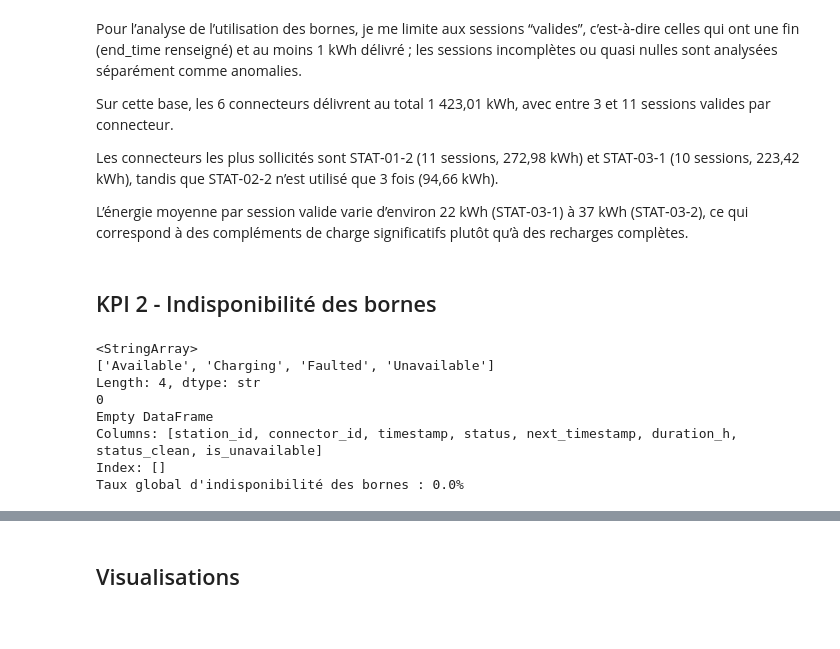
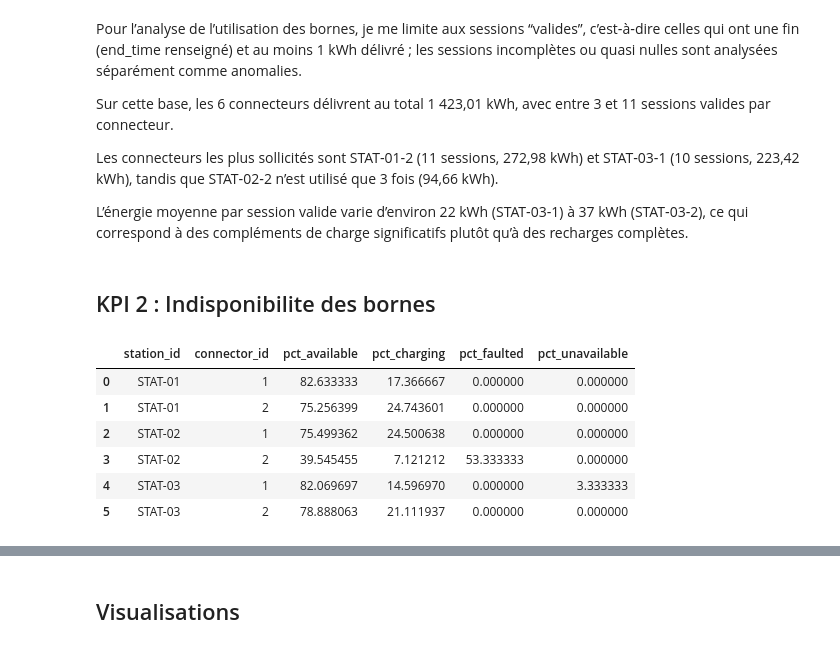
Before and after one commit to FlorianRoosebeke/-verbus-tech-test-, a Jupyter notebook: analyse_verbus.ipynb, the cells around one changed output, grey strips where cells are left out. Drawn from its saved outputs; the diff is of its cells as text; code cells hidden in the pictures.

```diff
--- a/analyse_verbus.ipynb
+++ b/analyse_verbus.ipynb
@@ -327,58 +313,44 @@ Les connecteurs les plus sollicités sont STAT‑01‑2 (11 sessions, 272,98 kWh
 
 L’énergie moyenne par session valide varie d’environ 22 kWh (STAT‑03‑1) à 37 kWh (STAT‑03‑2), ce qui correspond à des compléments de charge significatifs plutôt qu’à des recharges complètes.
 # %% [markdown]
-## KPI 2 - Indisponibilité des bornes
+## KPI 2 : Indisponibilite des bornes
 # %%
-import pandas as pd
 
-# On suppose que df_history existe déjà avec les colonnes :
-# station_id, connector_id, timestamp, status (Available / Charging / Faulted / Unavailable)
+df_h = df_history.sort_values(["station_id", "connector_id", "timestamp"]).copy()
+df_h["next_timestamp"] = df_h.groupby(["station_id", "connector_id"])["timestamp"].shift(-1)
 
-# 1) Mise au bon format
-print("Valeurs possibles de status :", df_history["status"].unique())
-df_history["timestamp"] = pd.to_datetime(df_history["timestamp"])
+fin_periode = df_h["timestamp"].max().ceil("D")
+df_h["next_timestamp"] = df_h["next_timestamp"].fillna(fin_periode)
+df_h["duration_h"] = (df_h["next_timestamp"] - df_h["timestamp"]).dt.total_seconds() / 3600
 
-# 2) On trie par borne, prise et temps
-df_history = df_history.sort_values(
-    ["station_id", "connector_id", "timestamp"]
+df_h["status"] = df_h["status"].str.strip().str.lower()
+
+duree_par_statut = (
+    df_h.groupby(["station_id", "connector_id", "status"], as_index=False)["duration_h"]
+    .sum()
+    .pivot_table(
+        index=["station_id", "connector_id"],
+        columns="status",
+        values="duration_h",
+        fill_value=0
+    )
+    .reset_index()
+    .rename_axis(None, axis=1)
 )
 
-# 3) Fin de chaque intervalle d'état = timestamp de la ligne suivante (par borne/prise)
-df_history["next_timestamp"] = df_history.groupby(
-    ["station_id", "connector_id"]
-)["timestamp"].shift(-1)
+colonnes_statuts = [c for c in duree_par_statut.columns if c not in ["station_id", "connector_id"]]
+duree_par_statut["total_h"] = duree_par_statut[colonnes_statuts].sum(axis=1)
 
-# 4) On garde seulement les lignes où on connaît la durée (où on a un next_timestamp)
-df_intervals = df_history.dropna(subset=["next_timestamp"]).copy()
+for col in colonnes_statuts:
+    duree_par_statut[f"pct_{col}"] = 100 * duree_par_statut[col] / duree_par_statut["total_h"]
 
-# 5) Durée de chaque intervalle en heures
-df_intervals["duration_h"] = (
-    df_intervals["next_timestamp"] - df_intervals["timestamp"]
-).dt.total_seconds() / 3600
-
-# 6) États d'indisponibilité : Faulted ou Unavailable
-df_intervals["status_clean"] = df_intervals["status"].str.strip().str.lower()
-df_intervals["is_unavailable"] = df_intervals["status_clean"].isin(
-    ["faulted", "unavailable"]
-)
-
-print("Nombre d'intervalles indisponibles :", df_intervals["is_unavailable"].sum())
-print("Exemple d'intervalles indisponibles :")
-print(df_intervals[df_intervals["is_unavailable"]].head())
-
-# 7) Temps total et temps indisponible (toutes bornes confondues)
-total_hours = df_intervals["duration_h"].sum()
-unavailable_hours = df_intervals.loc[df_intervals["is_unavailable"], "duration_h"].sum()
-
-taux_indispo = unavailable_hours / total_hours if total_hours > 0 else 0
-
-print(f"Taux global d'indisponibilité des bornes : {taux_indispo:.1%}")
+colonnes_pct = ["station_id", "connector_id"] + [f"pct_{c}" for c in colonnes_statuts]
+display(duree_par_statut[colonnes_pct].sort_values(["station_id", "connector_id"]))
 # %% [output]
-<StringArray>
-['Available', 'Charging', 'Faulted', 'Unavailable']
-Length: 4, dtype: str
-0
-Empty DataFrame
-Columns: [station_id, connector_id, timestamp, status, next_timestamp, duration_h, status_clean, is_unavailable]
-Index: []
-Taux global d'indisponibilité des bornes : 0.0%
+|  | station_id | connector_id | pct_available | pct_charging | pct_faulted | pct_unavailable |
+| 0 | STAT-01 | 1 | 82.633333 | 17.366667 | 0.000000 | 0.000000 |
+| 1 | STAT-01 | 2 | 75.256399 | 24.743601 | 0.000000 | 0.000000 |
+| 2 | STAT-02 | 1 | 75.499362 | 24.500638 | 0.000000 | 0.000000 |
+| 3 | STAT-02 | 2 | 39.545455 | 7.121212 | 53.333333 | 0.000000 |
+| 4 | STAT-03 | 1 | 82.069697 | 14.596970 | 0.000000 | 3.333333 |
+| 5 | STAT-03 | 2 | 78.888063 | 21.111937 | 0.000000 | 0.000000 |
```
Also changed, not shown: parts of 18 cells of this notebook, 1 other file.
